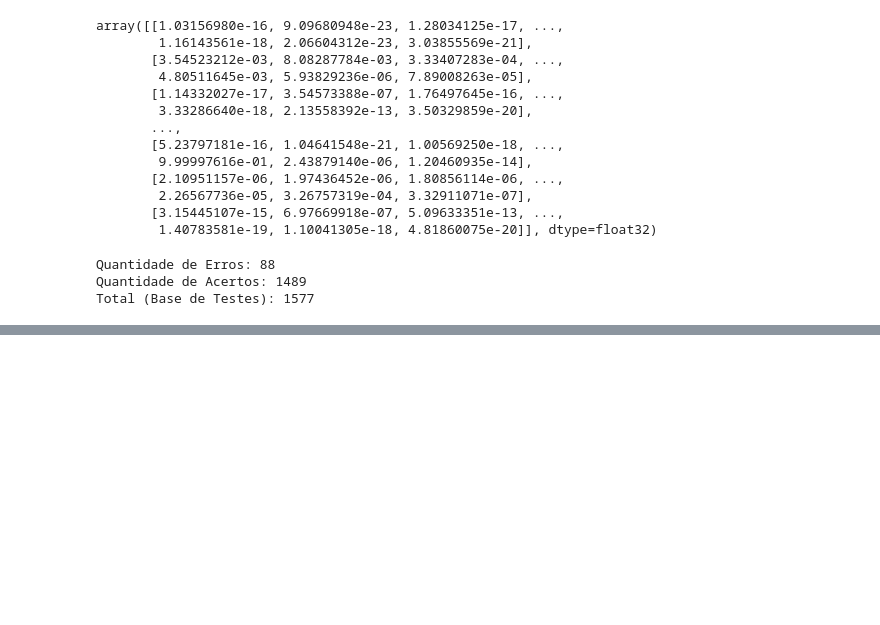
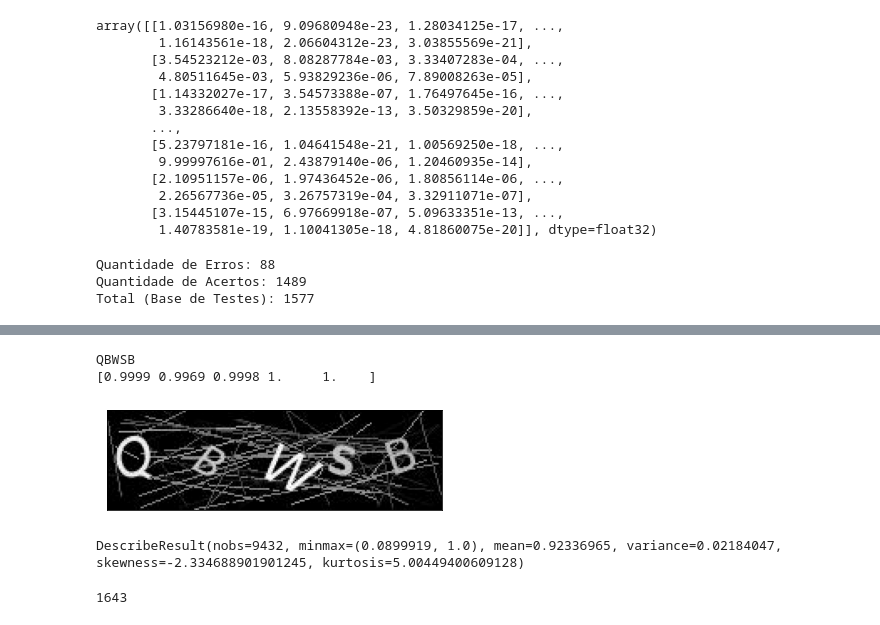
Before and after one commit to lamfo-unb/captcha_break, a Jupyter notebook: [Captcha_Break]-EDA.ipynb, the cells around one changed output, grey strips where cells are left out. Drawn from its saved outputs; the diff is of its cells as text; code cells hidden in the pictures; blank space fills up the shorter version.

Commit message:
update models

```diff
--- a/[Captcha_Break]-EDA.ipynb
+++ b/[Captcha_Break]-EDA.ipynb
@@ -631,0 +725,55 @@ Total (Base de Testes): 1577
+# %%
+import cv2
+
+letras_x = []
+for img in data:
+    i = 0
+    for x in range(5):
+        # Extrai as 5 letras da imagem
+        letras_x.append(cv2.resize(img[:, (x*40 - i) : ((x+1)*40 + i)],(40,40)) )
+        i = 8
+
+letras_x = np.array(letras_x).reshape((9432,5,40,40,1))
+# %%
+import string
+lb = LabelBinarizer().fit(list(string.ascii_uppercase))
+# %%
+label_pred = []
+labels_prob = []
+
+for img in letras_x:
+    predict = model.predict(img, batch_size=1)
+
+    pred = predict.max(1)
+    cls_pred = lb.inverse_transform(predict)
+
+    label_pred.append(cls_pred)
+    labels_prob.append(pred)
+# %%
+captcha_pred = np.array([x1+x2+x3+x4+x5 for x1,x2,x3,x4,x5 in label_pred])
+# %%
+import matplotlib.pyplot as plt
+
+np.set_printoptions(precision=4)
+
+i = 15
+print(captcha_pred[i])
+print(labels_prob[i])
+plt.imshow(data[i], cmap='binary')
+plt.xticks([]), plt.yticks([])
+plt.show()
+# %% [output]
+QBWSB
+[0.9999 0.9969 0.9998 1.     1.    ]
+[figure, added]
+# %%
+min_probs = np.array(labels_prob).min(axis=1)
+stats.describe(min_probs)
+# %% [output]
+DescribeResult(nobs=9432, minmax=(0.0899919, 1.0), mean=0.92336965, variance=0.02184047, skewness=-2.334688901901245, kurtosis=5.00449400609128)
+# %%
+sum(min_probs < 0.9)
+baixa_conf = min_probs < 0.85
+sum(baixa_conf)
+# %% [output]
+1643
```
Also changed, not shown: parts of 18 cells of this notebook, 1 other file.
